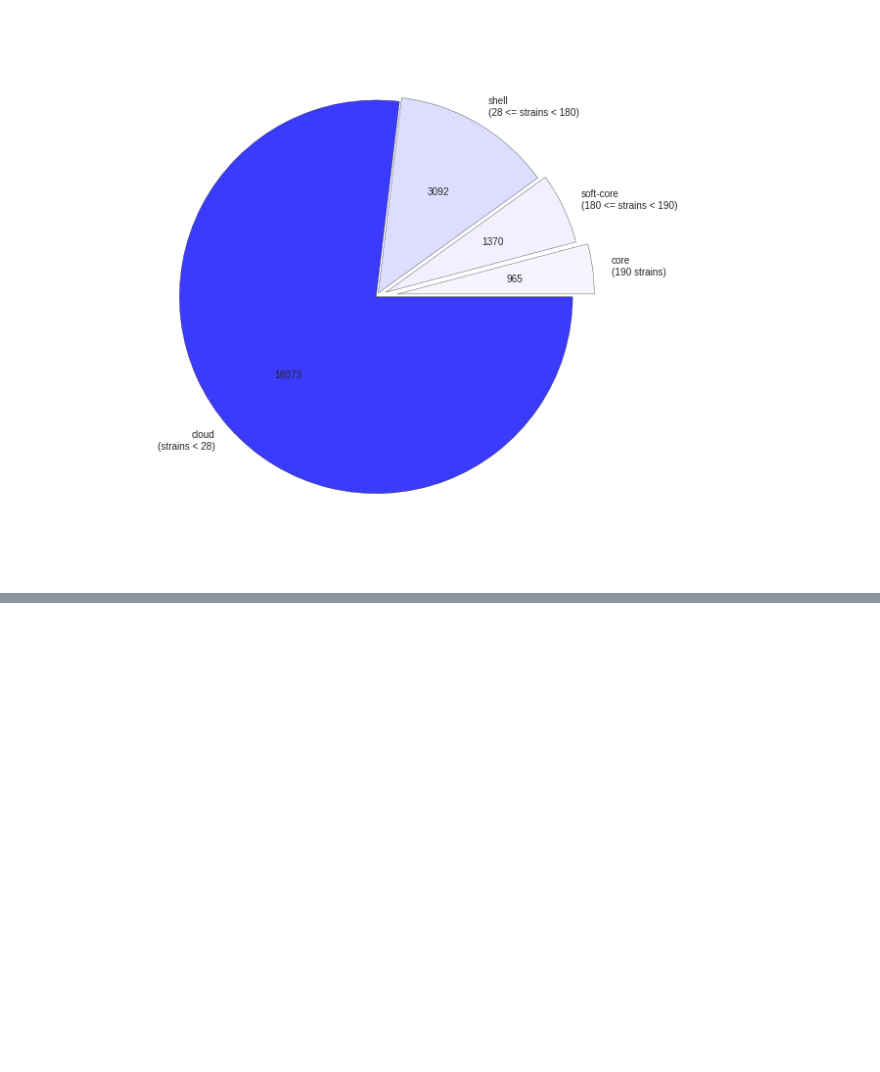
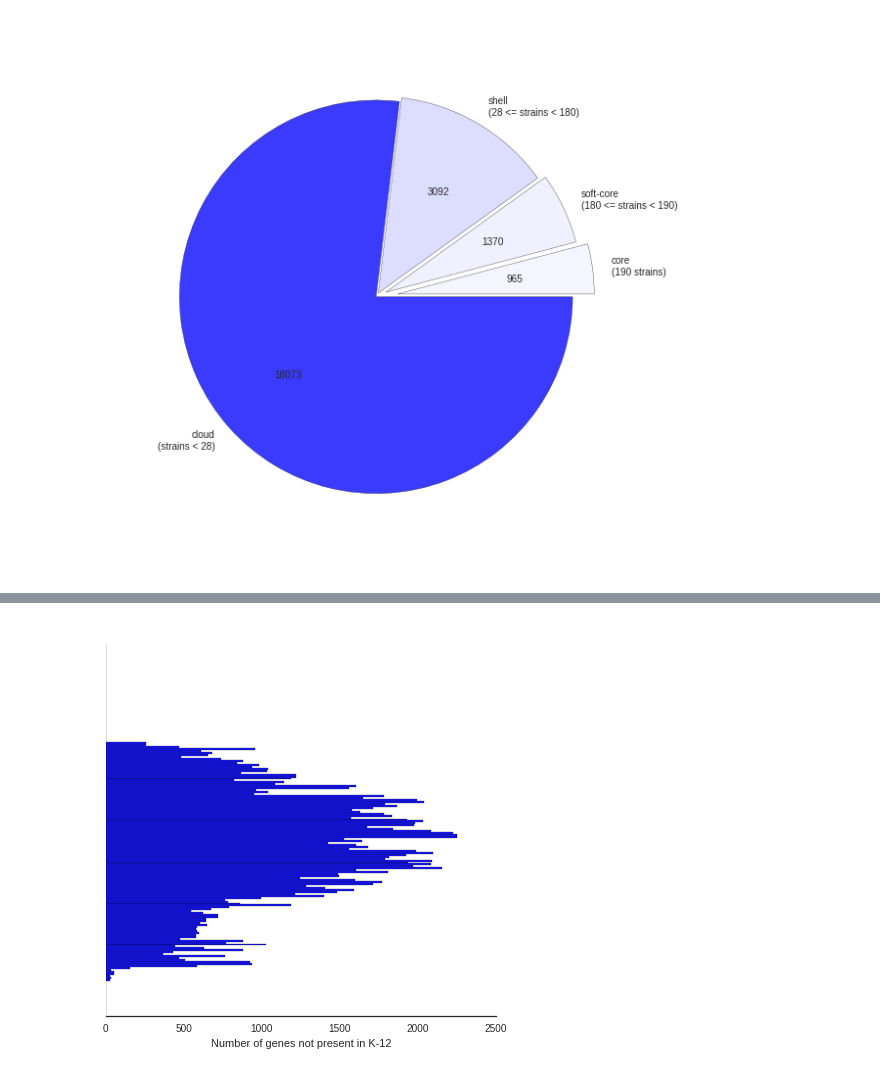
Before and after one commit to mgalardini/pangenome_variation, a Jupyter notebook: notebooks/pangenome.ipynb, the cells around one changed output, grey strips where cells are left out. Cells and saved outputs as stored; diff of their text form; code cells hidden in the pictures; blank space fills up the shorter version.

```diff
--- a/notebooks/pangenome.ipynb
+++ b/notebooks/pangenome.ipynb
@@ -46,6 +46,10 @@ NT12455_80
 outgroups = set()
 for l in open('../outgroups.txt'):
     outgroups.add(l.strip())
+# %%
+evol = set()
+for l in open('../evolution_experiment.txt'):
+    evol.add(l.strip())
 # %% [markdown]
 **Tree with outgroups removed**
 # %%
@@ -427,0 +485,19 @@ a=plt.pie([core, softcore, shell, cloud],
+# %%
+u = {}
+for strain in others.columns:
+    if strain == 'genome':
+        continue
+    u[strain] = others[others == 1][strain].dropna().shape[0]
+u['genome'] = 0
+# %%
+fig = plt.figure(figsize=(7, 7))
+
+plt.barh(np.arange(0, len(roary.columns)*2.5, 2.5),
+             [u[x.name.replace('.fasta', '').replace('.ref', '')]
+              for x in t2.get_terminals()],
+             color='b', height=2.5, alpha=0.9)
+plt.yticks([])
+plt.xlabel('Number of genes not present in K-12')
+sns.despine(left=True)
+# %% [output]
+[figure, added]
```
Also changed, not shown: parts of 5 cells of this notebook, 1 other file.
